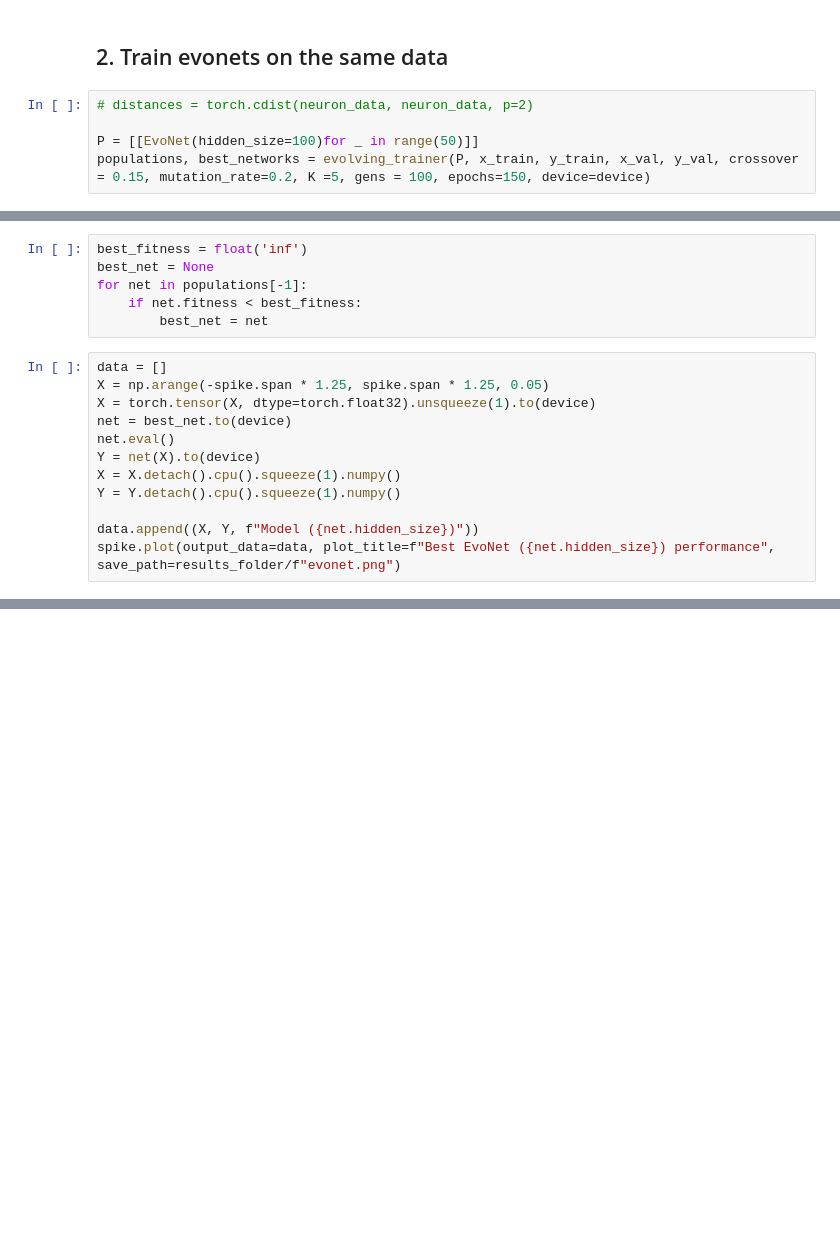
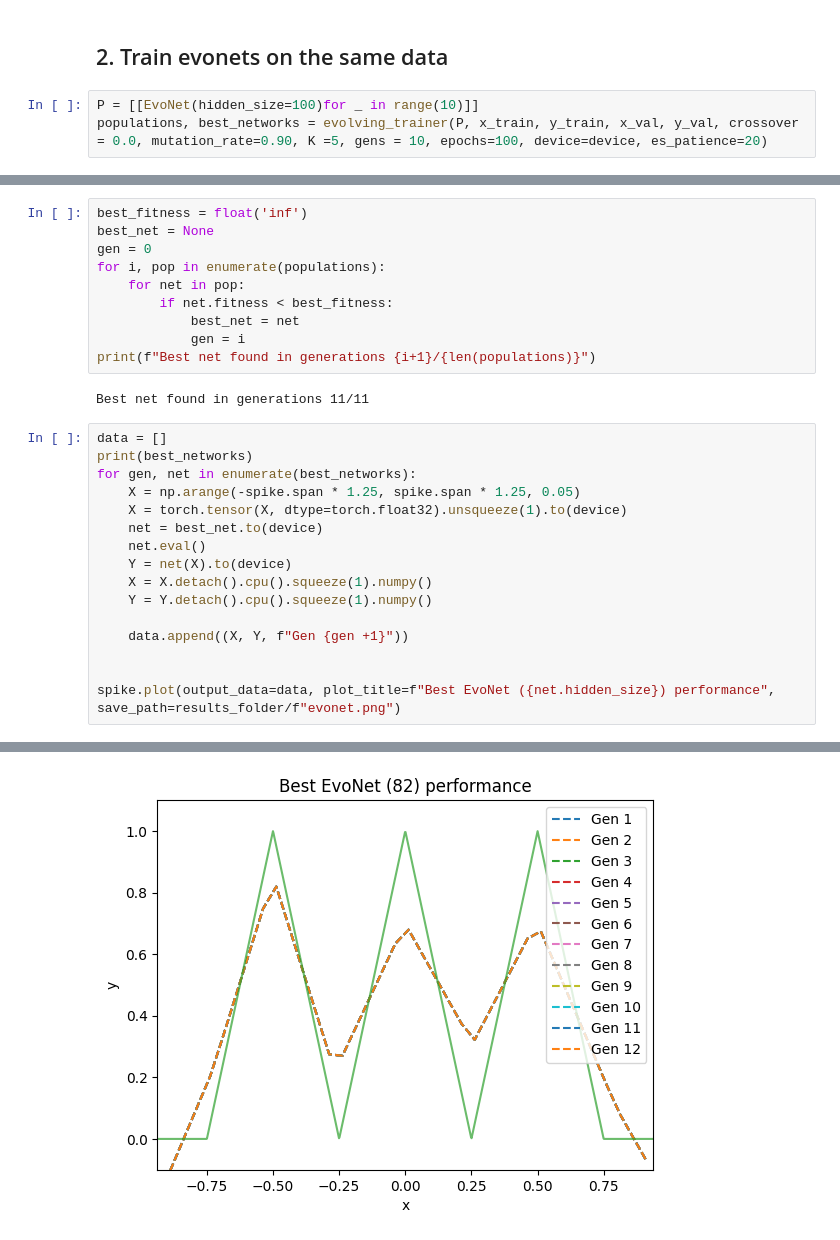
Before and after one commit to PaulusBoskabouter/EvoNet, a Jupyter notebook: experiment.ipynb, the cells around one changed output, grey strips where cells are left out. Cells and saved outputs as stored; diff of their text form; blank space fills up the shorter version.

```diff
--- a/experiment.ipynb
+++ b/experiment.ipynb
@@ -70,8 +70,6 @@ for hidden_size in [7, 50, 100]:
 # %% [markdown]
 ## 2. Train evonets on the same data
 # %%
-# distances = torch.cdist(neuron_data, neuron_data, p=2)
-
-P = [[EvoNet(hidden_size=100)for _ in range(50)]]
-populations, best_networks = evolving_trainer(P, x_train, y_train, x_val, y_val, crossover = 0.15, mutation_rate=0.2, K =5, gens = 100, epochs=150, device=device)
+P = [[EvoNet(hidden_size=100)for _ in range(10)]]
+populations, best_networks = evolving_trainer(P, x_train, y_train, x_val, y_val, crossover = 0.0, mutation_rate=0.90, K =5, gens = 10, epochs=100, device=device, es_patience=20)
 # %% [output]
@@ -152,18 +161,29 @@ plt.show()
 # %%
 best_fitness = float('inf')
 best_net = None
-for net in populations[-1]:
-    if net.fitness < best_fitness:
-        best_net = net
+gen = 0
+for i, pop in enumerate(populations):
+    for net in pop:
+        if net.fitness < best_fitness:
+            best_net = net
+            gen = i
+print(f"Best net found in generations {i+1}/{len(populations)}")
+# %% [output]
+Best net found in generations 11/11
 # %%
 data = []
-X = np.arange(-spike.span * 1.25, spike.span * 1.25, 0.05)
-X = torch.tensor(X, dtype=torch.float32).unsqueeze(1).to(device)
-net = best_net.to(device)
-net.eval()
-Y = net(X).to(device)
-X = X.detach().cpu().squeeze(1).numpy()
-Y = Y.detach().cpu().squeeze(1).numpy()
+print(best_networks)
+for gen, net in enumerate(best_networks):
+    X = np.arange(-spike.span * 1.25, spike.span * 1.25, 0.05)
+    X = torch.tensor(X, dtype=torch.float32).unsqueeze(1).to(device)
+    net = best_net.to(device)
+    net.eval()
+    Y = net(X).to(device)
+    X = X.detach().cpu().squeeze(1).numpy()
+    Y = Y.detach().cpu().squeeze(1).numpy()
 
-data.append((X, Y, f"Model ({net.hidden_size})"))
+    data.append((X, Y, f"Gen {gen +1}"))
+
+
 spike.plot(output_data=data, plot_title=f"Best EvoNet ({net.hidden_size}) performance", save_path=results_folder/f"evonet.png")
+# %% [output]
@@ -169,0 +207 @@ spike.plot(output_data=data, plot_title=f"Best EvoNet ({net.hidden_size}) perfor
+[figure, added]
```
Also changed, not shown: parts of 5 cells of this notebook, 3 other files.
